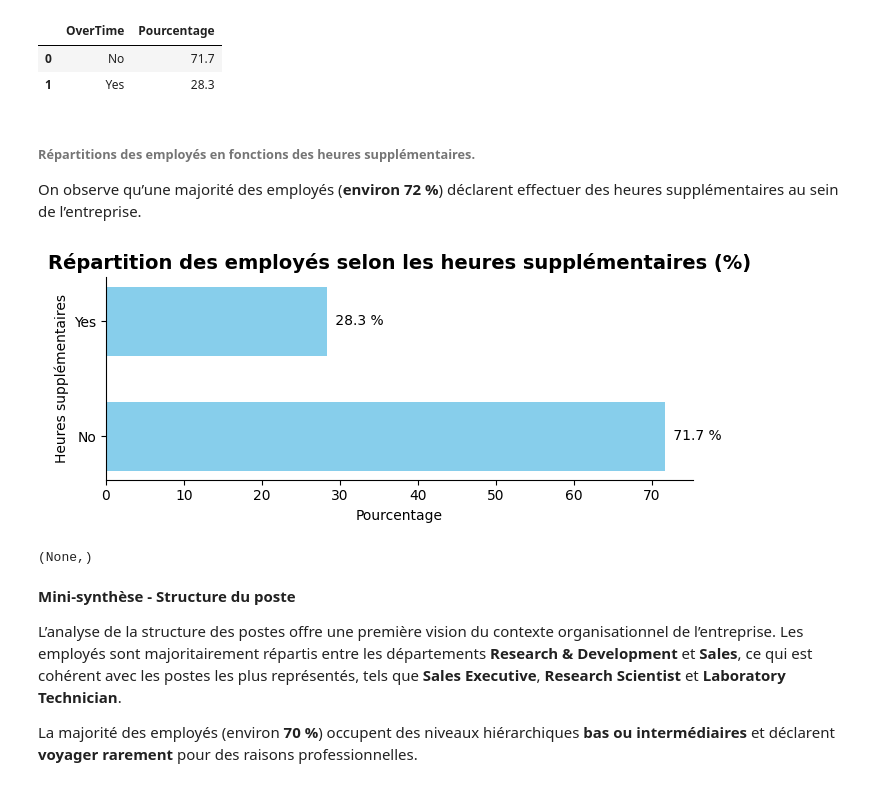
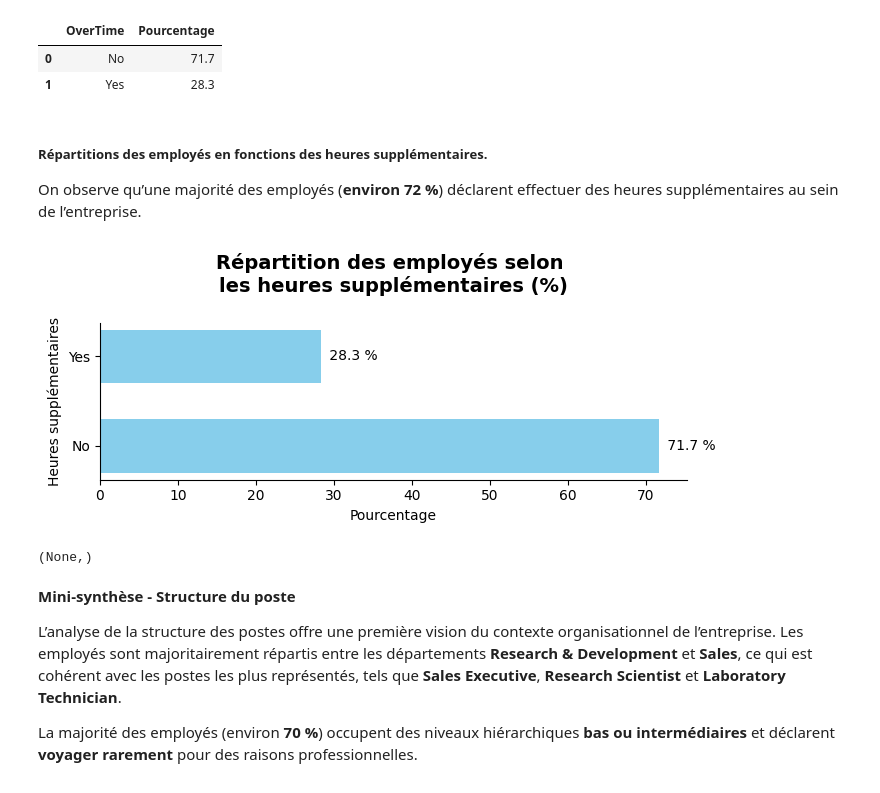
Before and after one commit to Kemuri15/employee-attrition-analysis, a Jupyter notebook: notebooks/04_axes_condition_travail.ipynb, the cells around one changed output. Drawn from its saved outputs; the diff is of its cells as text; code cells hidden in the pictures.

```diff
--- a/notebooks/04_axes_condition_travail.ipynb
+++ b/notebooks/04_axes_condition_travail.ipynb
@@ -490,37 +490,37 @@ overtime_count
 | 0 | No | 71.7 |
 | 1 | Yes | 28.3 |
 # %% [markdown]
-###### Répartitions des employés en fonctions des heures supplémentaires.
+##### Répartitions des employés en fonctions des heures supplémentaires.
 
 On observe qu’une majorité des employés (**environ 72 %**) déclarent effectuer des heures supplémentaires au sein de l’entreprise.
 # %%
 fig, ax = plt.subplots(figsize=(7,3))
 
 ax.spines["top"].set_visible(False)
 ax.spines["right"].set_visible(False)
 
 # données
 x= np.arange(len(overtime_count.index))
 y = overtime_count["Pourcentage"]
 
 # barplot
 barhs = ax.barh(x, y, height=0.6, color="skyblue")
 
 # Pourcentage affiché
 ax.bar_label(barhs, labels=[f'{v : .1F} %' for v in y], padding=3)
 
 # axes et labels
 ax.set_yticks(x)
 ax.set_yticklabels(overtime_count["OverTime"])
 
 
 ax.set_xlabel("Pourcentage")
 ax.set_ylabel("Heures supplémentaires")
-ax.set_title("Répartition des employés selon les heures supplémentaires (%)", fontsize=14, fontweight="bold")
+ax.set_title("Répartition des employés selon \nles heures supplémentaires (%)\n", fontsize=14, fontweight="bold")
 fig.tight_layout()
 plt.show(),
 # %% [output]
-[figure, old version]
+[figure, new version]
 (None,)
 # %% [markdown]
 **Mini-synthèse - Structure du poste**
```
Also changed, not shown: parts of 34 cells of this notebook, 1 other file.
